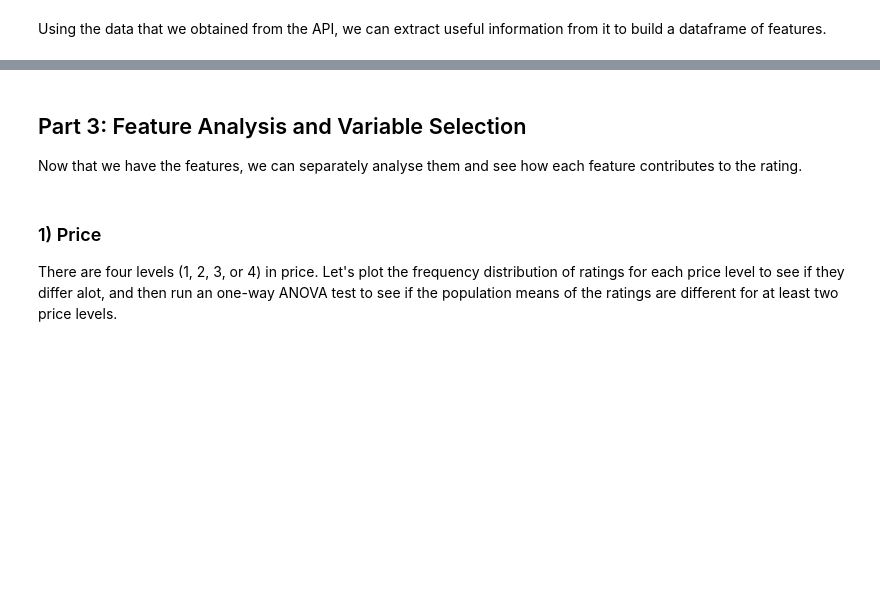
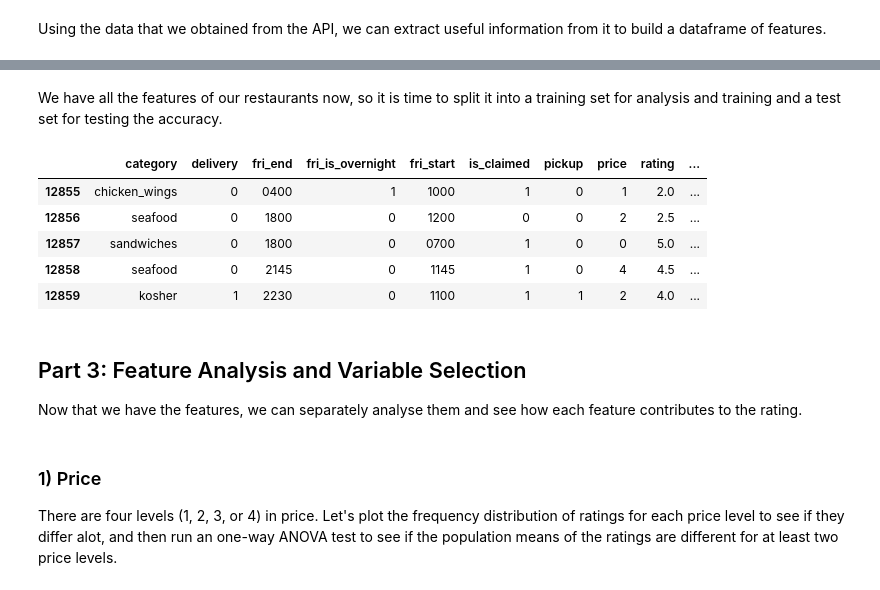
Before and after one commit to sandershihacker/yelp-rating-prediction, a Jupyter notebook: yelp_rating_prediction.ipynb, the cells around one changed output, grey strips where cells are left out. Drawn from its saved outputs; the diff is of its cells as text; code cells hidden in the pictures; blank space fills up the shorter version.

```diff
--- a/yelp_rating_prediction.ipynb
+++ b/yelp_rating_prediction.ipynb
@@ -292,3 +292,37 @@ labeled_features.head()
+# %% [markdown]
+We have all the features of our restaurants now, so it is time to split it into
+a training set for analysis and training and a test set for testing the accuracy.
+# %%
+def split_set(features, p_train=0.8):
+    """
+    This function splits all the data into a training set and a test set.
+
+    @input features: The feature dataframe.
+    @type features: pandas.DataFrame.
+    @input p_train: The percentage of training data.
+    @type p_train: Float.
+
+    @return: Tuple of training and test set.
+    @rtype: Tuple of pandas.DataFrame.
+    """
+    n = len(features)
+    num_training = int(n * p_train)
+    indices_perm = np.random.permutation(n)
+    training_ind = indices_perm[:num_training]
+    test_ind = indices_perm[num_training + 1:]
+    training = features.iloc[training_ind]
+    test = features.iloc[test_ind]
+    return training.reset_index(drop=True), test.reset_index(drop=True)
+
+training_features, test_features = split_set(labeled_features)
+training_features.tail()
+# %% [output]
+|  | category | delivery | fri_end | fri_is_overnight | fri_start | is_claimed | pickup | price | rating | ... |
+| 12855 | chicken_wings | 0 | 0400 | 1 | 1000 | 1 | 0 | 1 | 2.0 | ... |
+| 12856 | seafood | 0 | 1800 | 0 | 1200 | 0 | 0 | 2 | 2.5 | ... |
+| 12857 | sandwiches | 0 | 1800 | 0 | 0700 | 1 | 0 | 0 | 5.0 | ... |
+| 12858 | seafood | 0 | 2145 | 0 | 1145 | 1 | 0 | 4 | 4.5 | ... |
+| 12859 | kosher | 1 | 2230 | 0 | 1100 | 1 | 1 | 2 | 4.0 | ... |
 # %% [markdown]
 <a id="step-3"></a>
 
```
Also changed, not shown: parts of 10 cells of this notebook.
